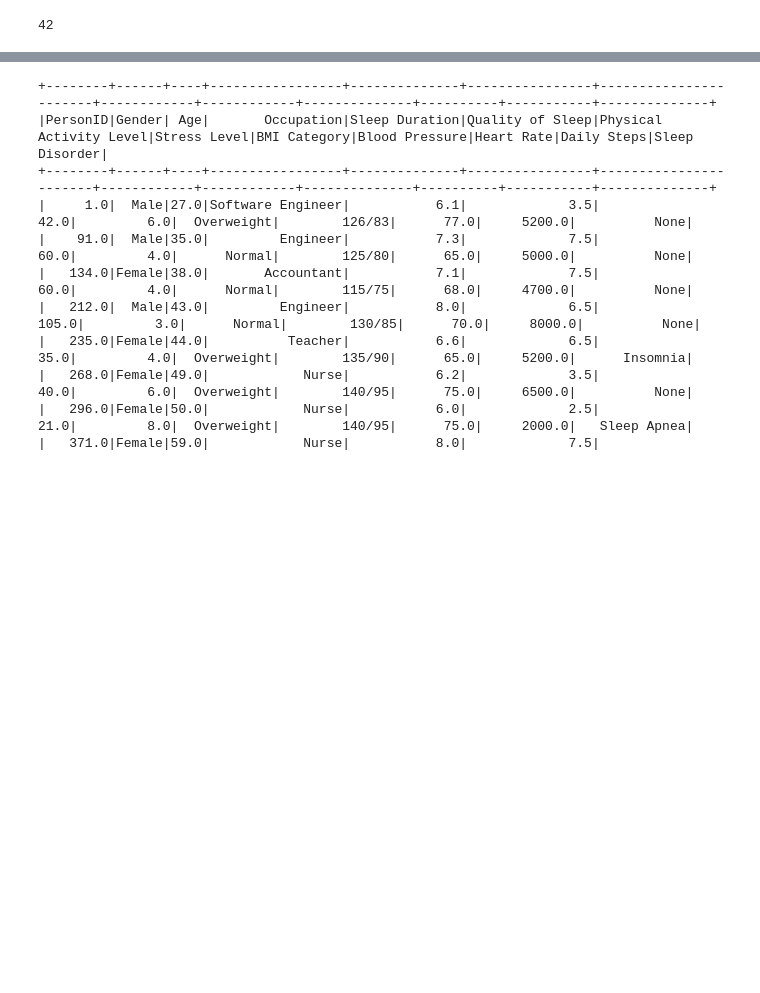
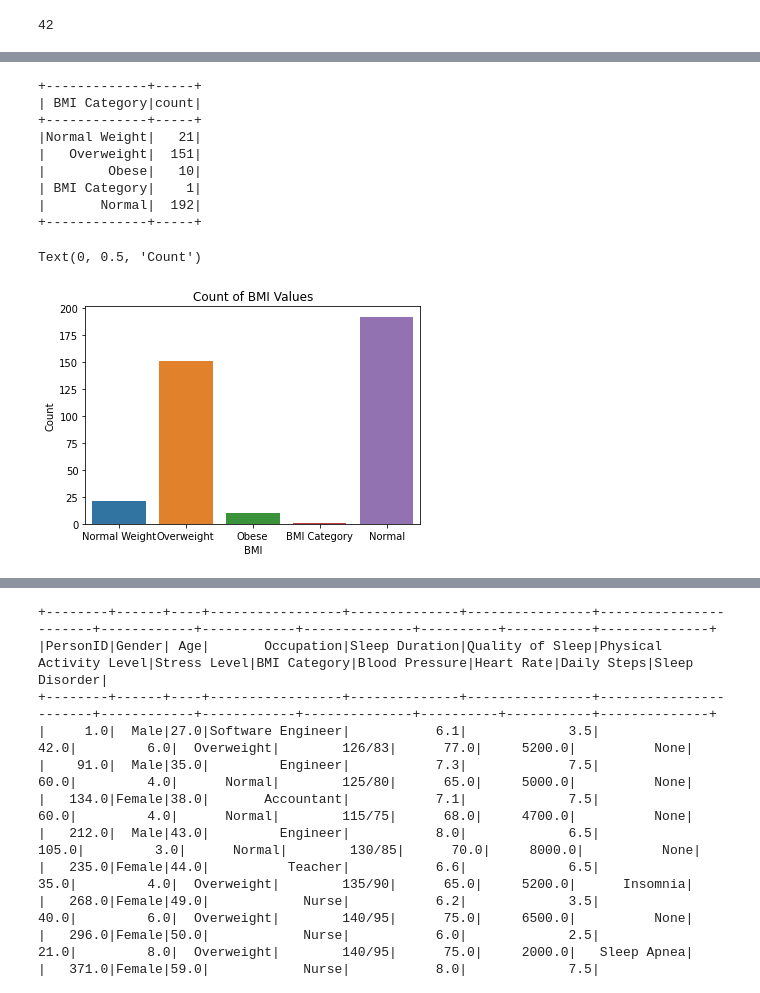
Before and after one commit to EionTey/INFOSYS_722_I4, a Jupyter notebook: I4.ipynb, the cells around one changed output, grey strips where cells are left out. Drawn from its saved outputs; the diff is of its cells as text; code cells hidden in the pictures; blank space fills up the shorter version.

```diff
--- a/I4.ipynb
+++ b/I4.ipynb
@@ -182,0 +215,25 @@ print (df_2.select('Bedtime').distinct().count())
+# %%
+# Count of BMI values
+bmi_dist = df_1.groupBy("BMI Category").agg(count("BMI Category").alias("count"))
+bmi_dist.show()
+# Convert Spark df to a Pandas df
+bmi_dist_pd = bmi_dist.toPandas()
+# Create barplot
+sns.barplot(x="BMI Category", y="count", data=bmi_dist_pd)
+
+# Add titles and labels
+plt.title("Count of BMI Values")
+plt.xlabel("BMI")
+plt.ylabel("Count")
+# %% [output]
++-------------+-----+
+| BMI Category|count|
++-------------+-----+
+|Normal Weight|   21|
+|   Overweight|  151|
+|        Obese|   10|
+| BMI Category|    1|
+|       Normal|  192|
++-------------+-----+
+Text(0, 0.5, 'Count')
+[figure, added]
```
Also changed, not shown: parts of 19 cells of this notebook.
